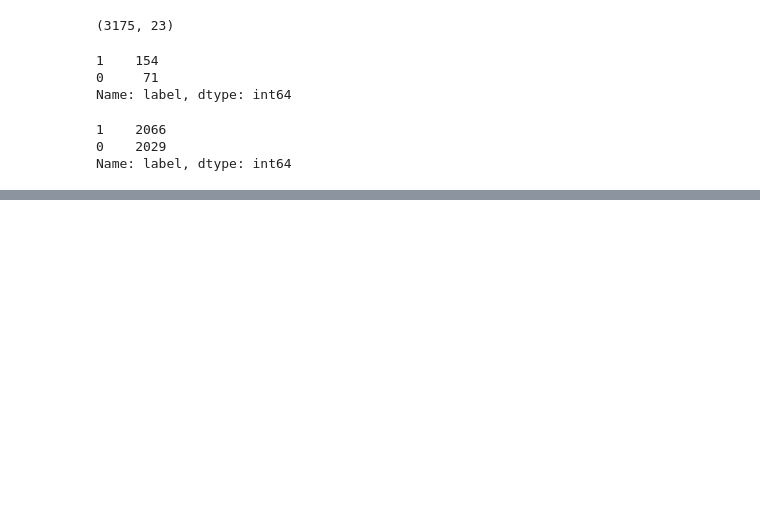
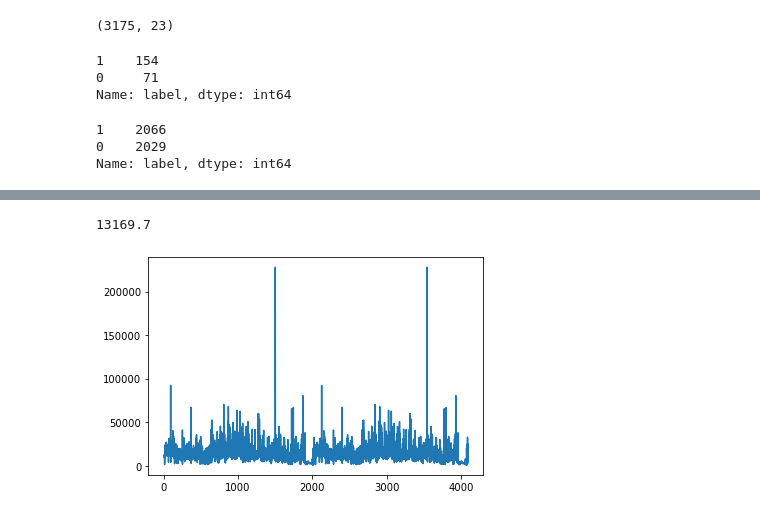
Before and after one commit to deep-voice/soundbay, a Jupyter notebook: notebooks/concat_2017_2022_notebook.ipynb, the cells around one changed output, grey strips where cells are left out. Drawn from its saved outputs; the diff is of its cells as text; code cells hidden in the pictures; blank space fills up the shorter version.

```diff
--- a/notebooks/concat_2017_2022_notebook.ipynb
+++ b/notebooks/concat_2017_2022_notebook.ipynb
@@ -62,0 +76,6 @@ concat_data.to_csv('../datasets/Manatees/manatee_concat_2017_2022.csv', index=Fa
+# %%
+plt.plot(old_train_data['High Freq (Hz)'])
+print(old_train_data['High Freq (Hz)'].median())
+# %% [output]
+13169.7
+[figure, added]
```
Also changed, not shown: parts of 13 cells of this notebook, 1 other file.
